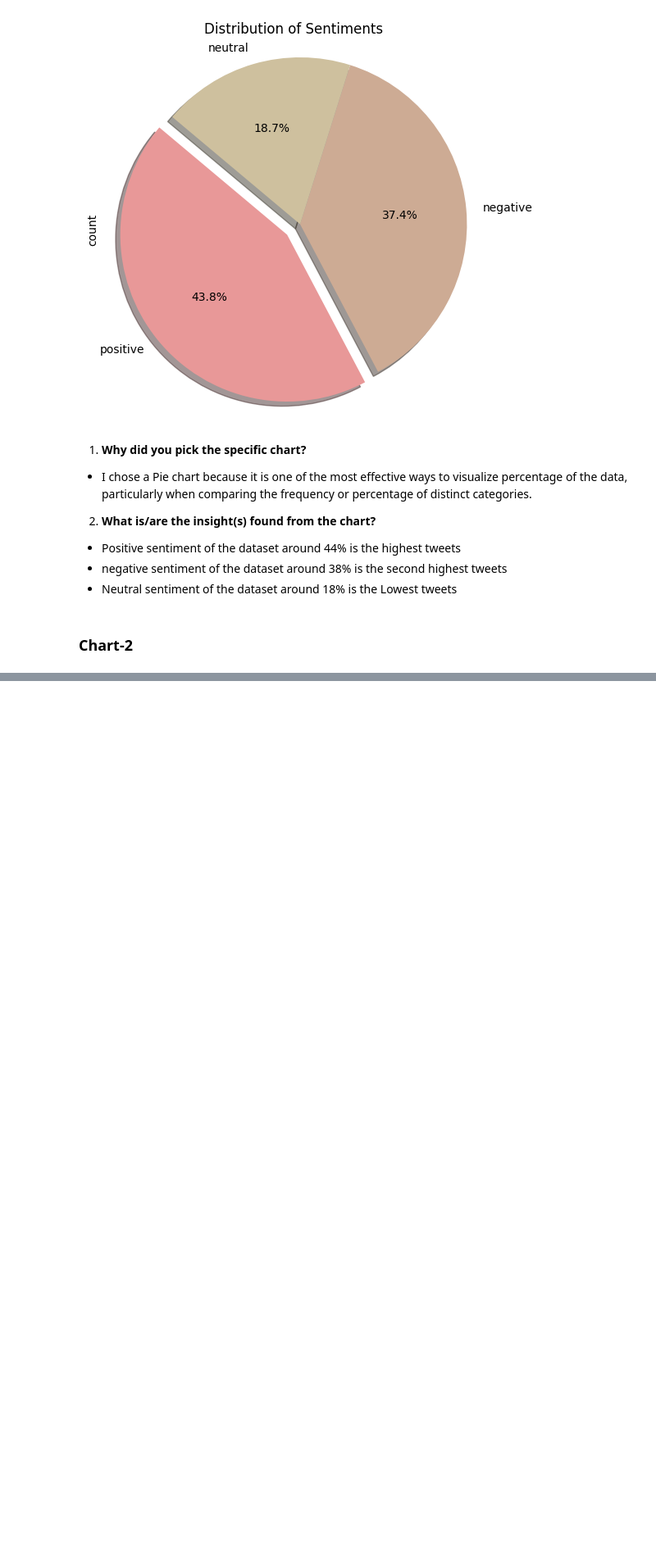
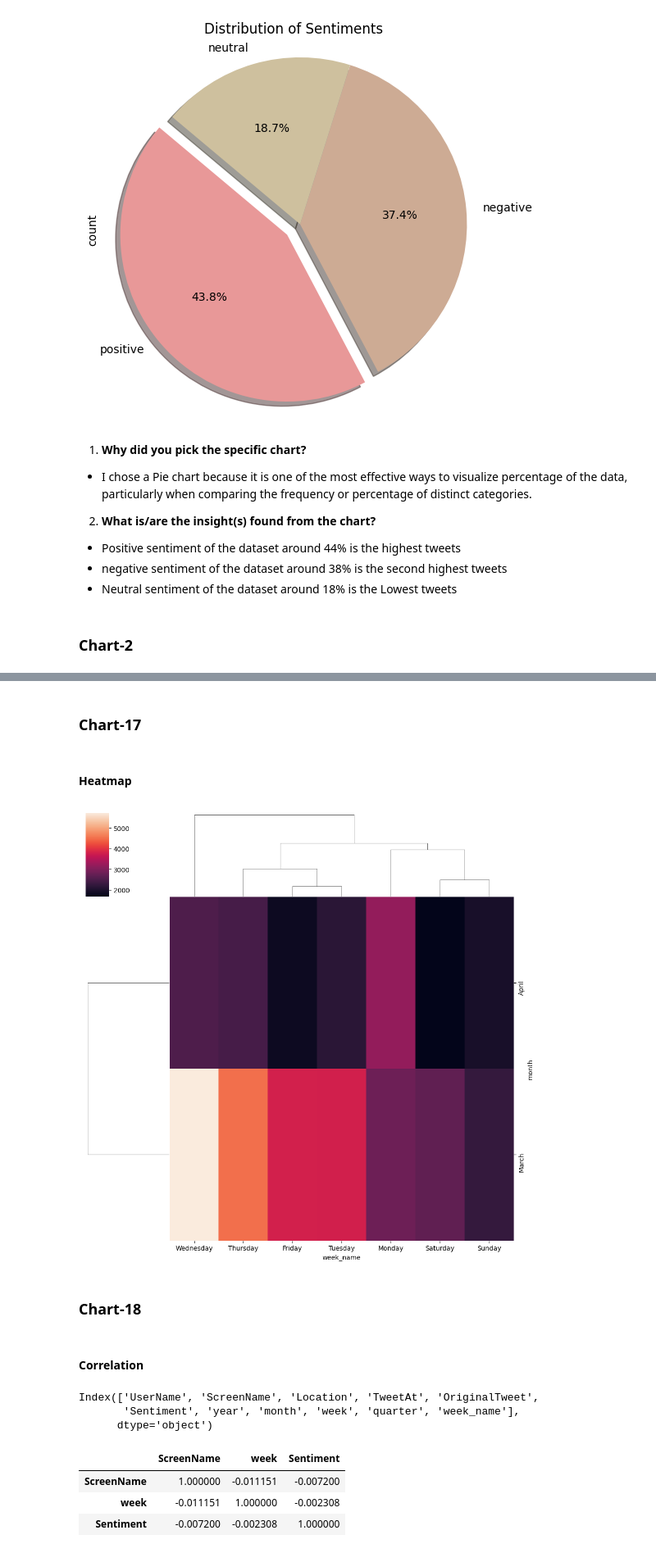
Before and after one commit to Jit562/covid-19-sentiment-analysis, a Jupyter notebook: covid_19_sentiment_analysis.ipynb, the cells around one changed output, grey strips where cells are left out. Shown: that part at 82% size. Cells and saved outputs as stored; diff of their text form; code cells hidden in the pictures; blank space fills up the shorter version.

```diff
--- a/covid_19_sentiment_analysis.ipynb
+++ b/covid_19_sentiment_analysis.ipynb
@@ -955,0 +1403,31 @@ plt.show()
+# %% [markdown]
+### Chart-17
+# %% [markdown]
+#### Heatmap
+# %%
+# Create the Cluster Map
+sns.clustermap(pd.crosstab(new_df['month'], new_df['week_name'])) # Bie-Variant Analysis
+
+#Show the chart
+plt.show()
+# %% [output]
+[figure, added]
+# %% [markdown]
+### Chart-18
+# %% [markdown]
+#### Correlation
+# %%
+new_df.columns
+# %% [output]
+Index(['UserName', 'ScreenName', 'Location', 'TweetAt', 'OriginalTweet',
+       'Sentiment', 'year', 'month', 'week', 'quarter', 'week_name'],
+      dtype='object')
+# %%
+# Correlation Heatmap visualization code
+df_numeric = new_df[['ScreenName','week','Sentiment']]
+df_numeric.corr()
+# %% [output]
+|  | ScreenName | week | Sentiment |
+| ScreenName | 1.000000 | -0.011151 | -0.007200 |
+| week | -0.011151 | 1.000000 | -0.002308 |
+| Sentiment | -0.007200 | -0.002308 | 1.000000 |
```
Also changed, not shown: parts of 102 cells of this notebook.
